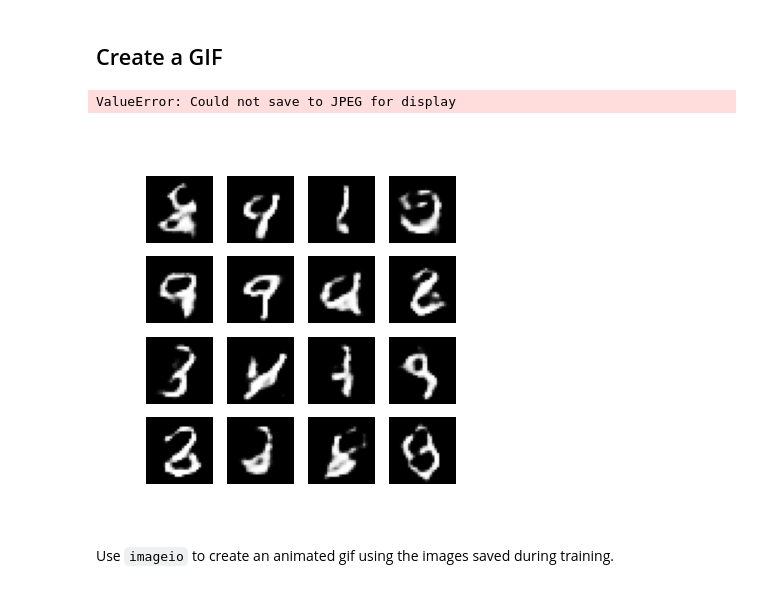
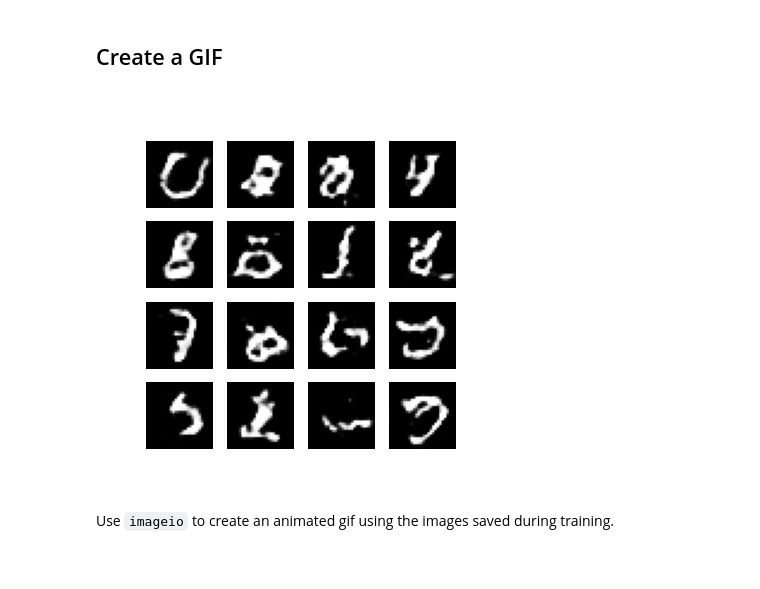
Before and after one commit to bkuriach/AIT-401-deep-learning, a Jupyter notebook: src/gan/dcgan.ipynb, the cells around one changed output. Drawn from its saved outputs; the diff is of its cells as text; code cells hidden in the pictures.

```diff
--- a/src/gan/dcgan.ipynb
+++ b/src/gan/dcgan.ipynb
@@ -297,12 +296,11 @@ checkpoint.restore(tf.train.latest_checkpoint(checkpoint_dir))
 # %%
 # Display a single image using the epoch number
 def display_image(epoch_no):
-  return PIL.Image.open('image_at_epoch_{:04d}.png'.format(epoch_no))
+  return PIL.Image.open('image_at_epoch_{:04d}.png'.format(epoch_no)).convert("RGB")
 # %%
-display_image(EPOCHS)
+display_image(50)
 # %% [output]
-ValueError: Could not save to JPEG for display
-[figure, old version]
+[figure, new version]
 # %% [markdown]
 Use `imageio` to create an animated gif using the images saved during training.
 # %%
```
Also changed, not shown: parts of 4 cells of this notebook.
